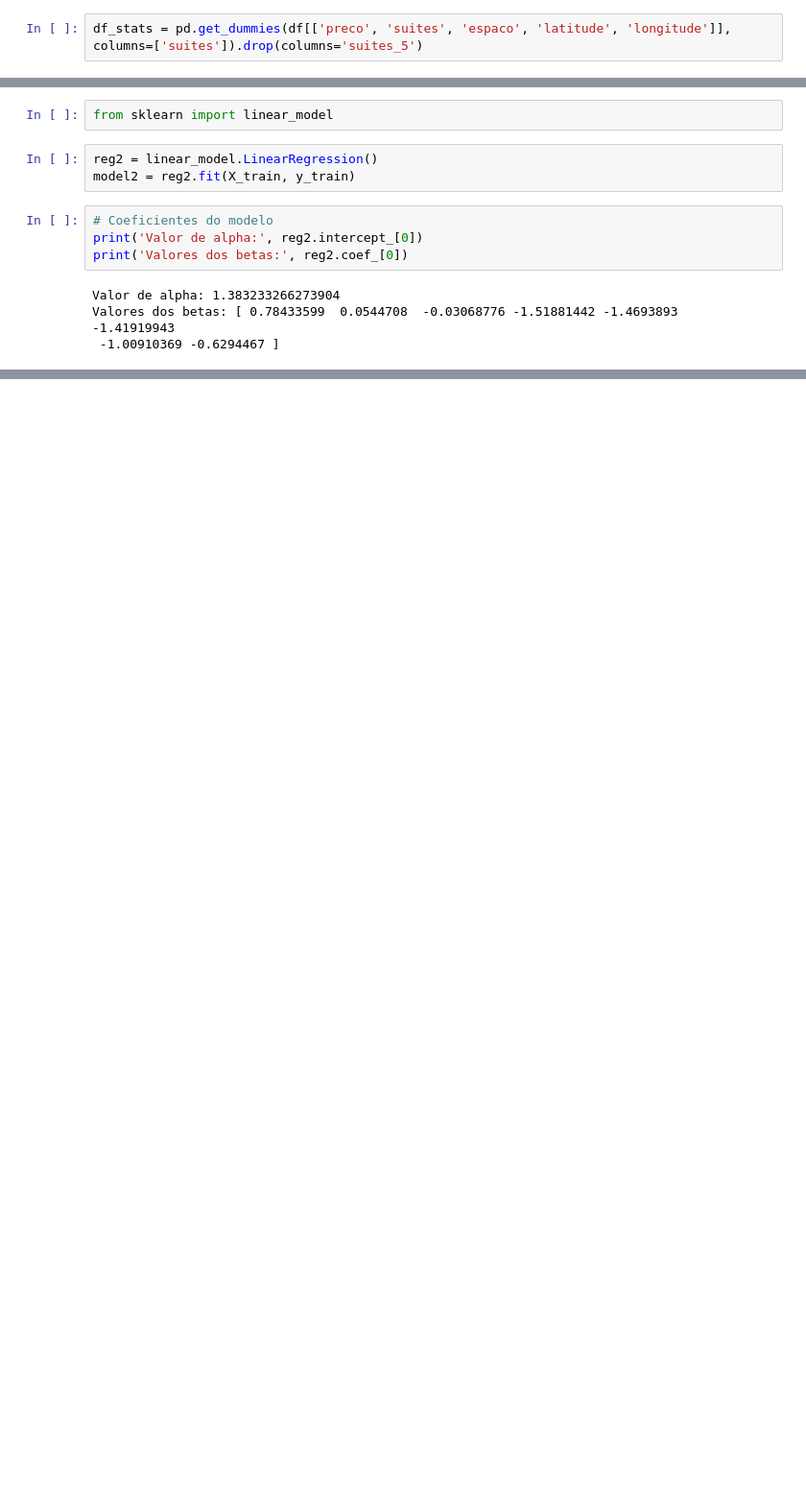
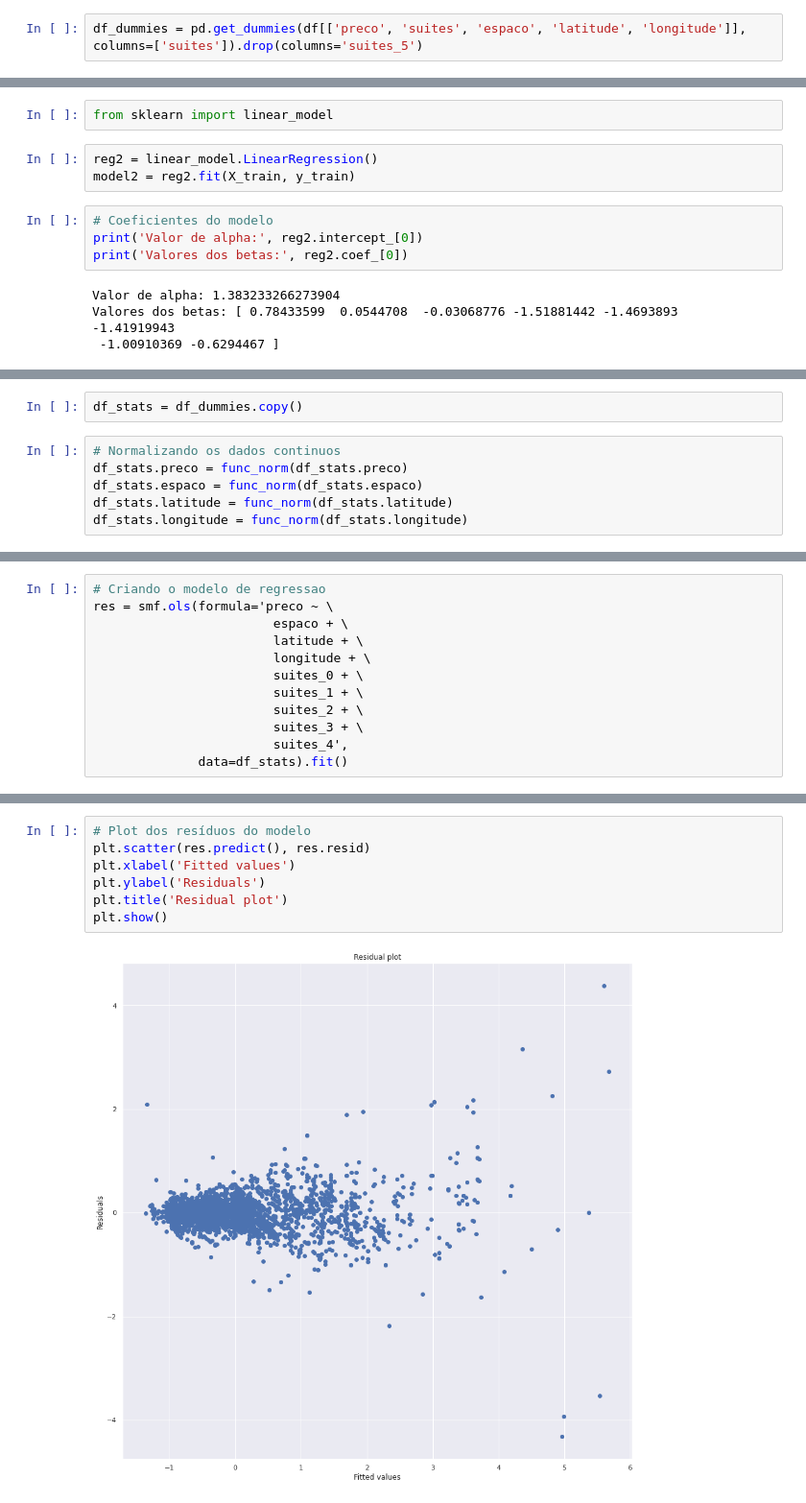
Before and after one commit to caiocrbrito/previsao_valor_imoveis, a Jupyter notebook: scripts/modelo.ipynb, the cells around one changed output, grey strips where cells are left out. Shown at 96% size. Drawn from its saved outputs; the diff is of its cells as text; blank space fills up the shorter version.

```diff
--- a/scripts/modelo.ipynb
+++ b/scripts/modelo.ipynb
@@ -363,2 +402,2 @@ from sklearn.model_selection import train_test_split
 # %%
-df_stats = pd.get_dummies(df[['preco', 'suites', 'espaco', 'latitude', 'longitude']], columns=['suites']).drop(columns='suites_5')
+df_dummies = pd.get_dummies(df[['preco', 'suites', 'espaco', 'latitude', 'longitude']], columns=['suites']).drop(columns='suites_5')
@@ -644,0 +473,8 @@ plt.show();
+# %%
+df_stats = df_dummies.copy()
+# %%
+# Normalizando os dados continuos
+df_stats.preco = func_norm(df_stats.preco)
+df_stats.espaco = func_norm(df_stats.espaco)
+df_stats.latitude = func_norm(df_stats.latitude)
+df_stats.longitude = func_norm(df_stats.longitude)
@@ -644,0 +497,12 @@ plt.show();
+# %%
+# Criando o modelo de regressao
+res = smf.ols(formula='preco ~ \
+                        espaco + \
+                        latitude + \
+                        longitude + \
+                        suites_0 + \
+                        suites_1 + \
+                        suites_2 + \
+                        suites_3 + \
+                        suites_4',
+              data=df_stats).fit()
@@ -644,0 +538,9 @@ plt.show();
+# %%
+# Plot dos resíduos do modelo
+plt.scatter(res.predict(), res.resid)
+plt.xlabel('Fitted values')
+plt.ylabel('Residuals')
+plt.title('Residual plot')
+plt.show()
+# %% [output]
+[figure, added]
```
Also changed, not shown: parts of 67 cells of this notebook.
